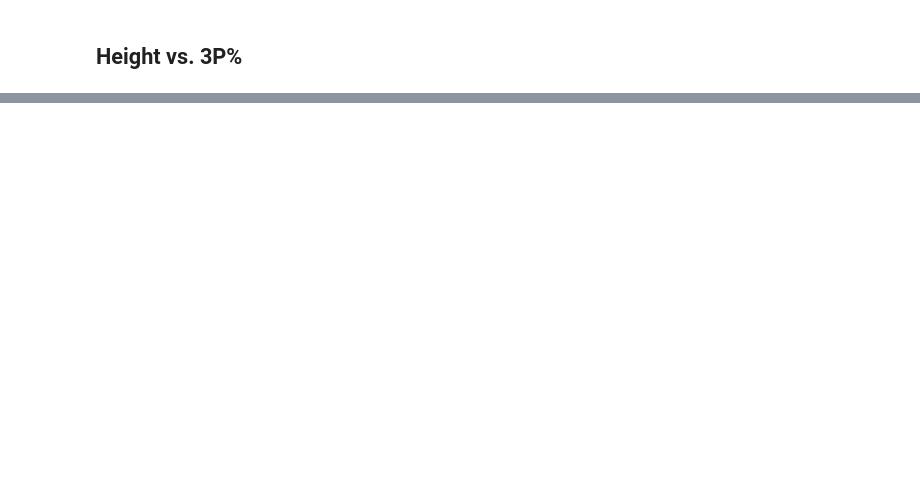
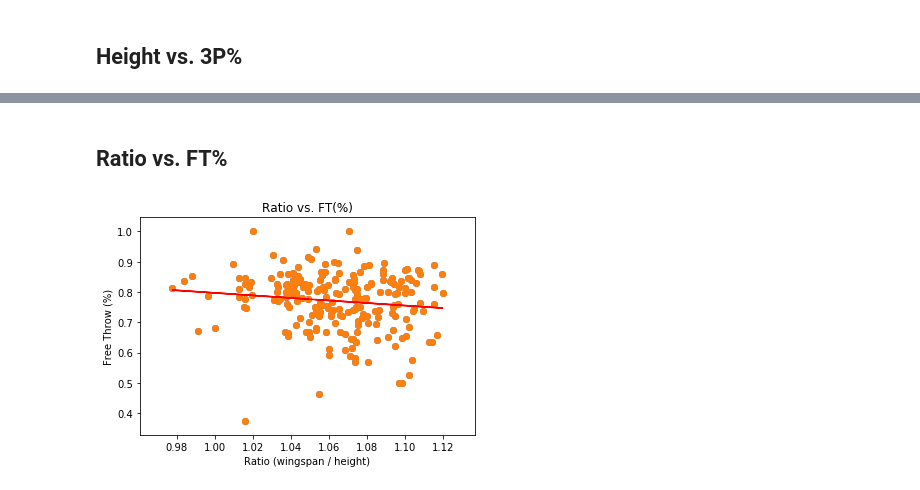
Before and after one commit to adithyav09/Group-APIs-Project, a Jupyter notebook: NBA_DATA.ipynb, the cells around one changed output, grey strips where cells are left out. Drawn from its saved outputs; the diff is of its cells as text; code cells hidden in the pictures; blank space fills up the shorter version.

```diff
--- a/NBA_DATA.ipynb
+++ b/NBA_DATA.ipynb
@@ -228,0 +229,25 @@ plt.show()
+# %%
+
+ratio_wing_over_height = []
+
+for i in range(len(wingspan_convert)):
+    ratio_wing_over_height.append(wingspan_convert[i] / height_wo_shoes_convert[i])
+# %% [markdown]
+## Ratio vs. FT%
+# %%
+plt.scatter(ratio_wing_over_height,merged_data_df["FT%"])
+
+correlation_coefficient = st.pearsonr(ratio_wing_over_height, merged_data_df['FT%'])[0]
+(slope, intercept, r_value, p_value, standard_error) = st.linregress(ratio_wing_over_height, merged_data_df['FT%'])
+
+y = slope * np.array(ratio_wing_over_height) + intercept
+
+plt.scatter(x = ratio_wing_over_height, y = merged_data_df['FT%'])
+plt.xlabel('Ratio (wingspan / height)')
+plt.ylabel('Free Throw (%)')
+plt.title('Ratio vs. FT(%)')
+
+plt.plot(ratio_wing_over_height, y, color = 'red')
+plt.show()
+# %% [output]
+[figure, added]
```
Also changed, not shown: parts of 10 cells of this notebook.
